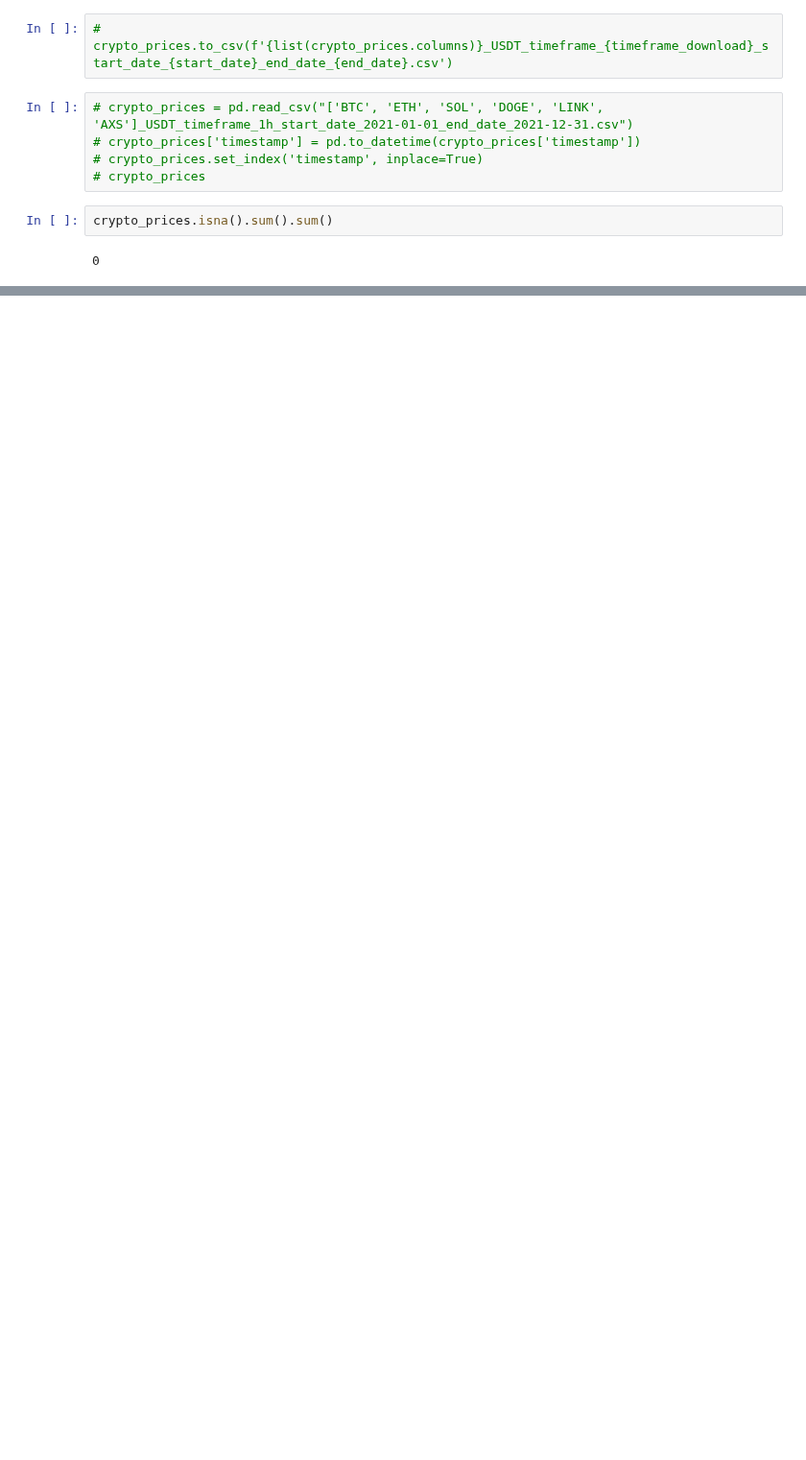
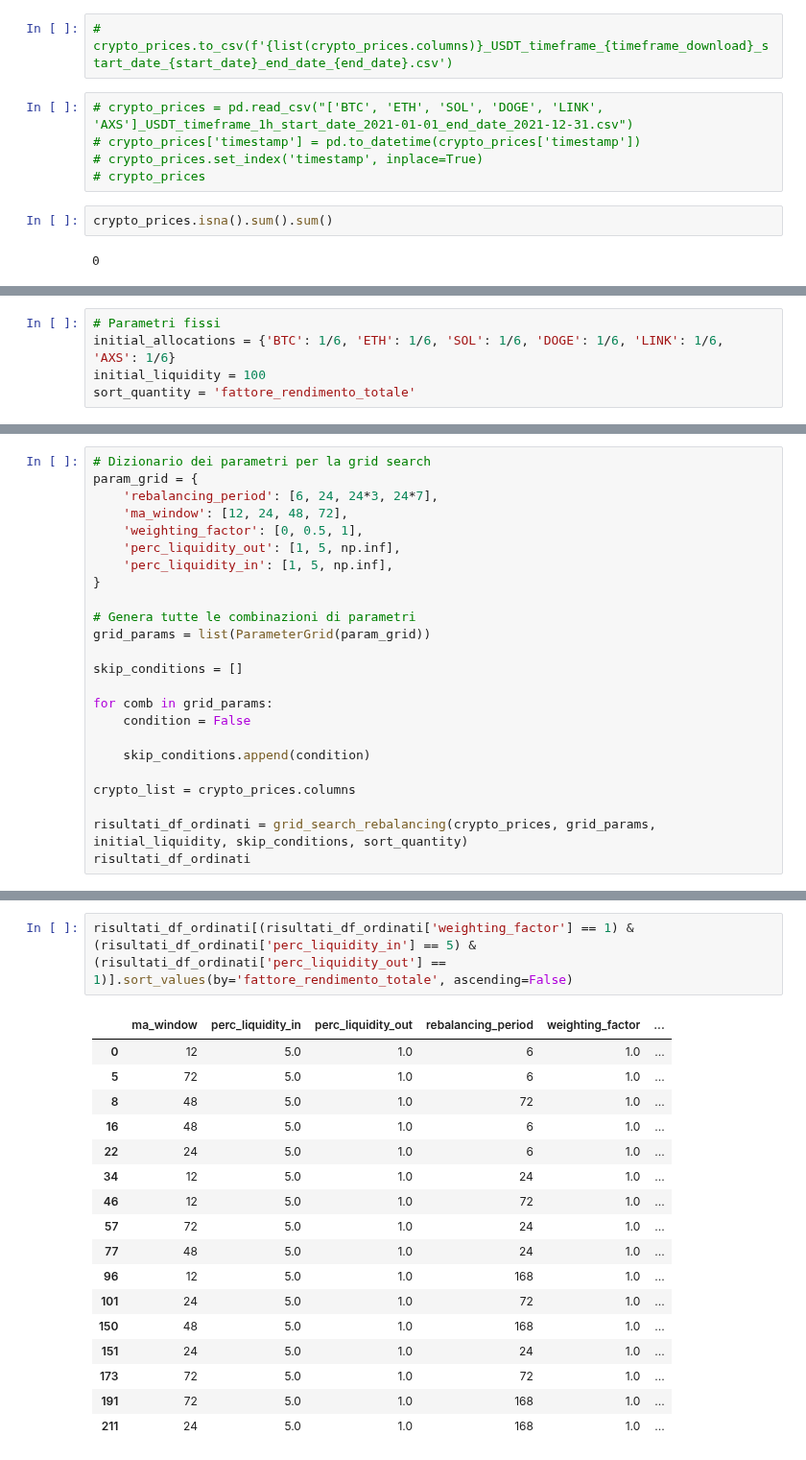
Before and after one commit to AleImbri/Crypto-strategies-simulations, a Jupyter notebook: Rotazione multi-asset con medie mobili.ipynb, the cells around one changed output, grey strips where cells are left out. Shown at 96% size. Drawn from its saved outputs; the diff is of its cells as text; blank space fills up the shorter version.

```diff
--- a/Rotazione multi-asset con medie mobili.ipynb
+++ b/Rotazione multi-asset con medie mobili.ipynb
@@ -617,0 +636,5 @@ mdp.calcola_principali_metriche(prices=df_results['average_price'], bitcoin_poss
+# %%
+# Parametri fissi
+initial_allocations = {'BTC': 1/6, 'ETH': 1/6, 'SOL': 1/6, 'DOGE': 1/6, 'LINK': 1/6, 'AXS': 1/6}
+initial_liquidity = 100
+sort_quantity = 'fattore_rendimento_totale'
@@ -617,0 +694,24 @@ mdp.calcola_principali_metriche(prices=df_results['average_price'], bitcoin_poss
+# %%
+# Dizionario dei parametri per la grid search
+param_grid = {
+    'rebalancing_period': [6, 24, 24*3, 24*7],
+    'ma_window': [12, 24, 48, 72],
+    'weighting_factor': [0, 0.5, 1],
+    'perc_liquidity_out': [1, 5, np.inf],
+    'perc_liquidity_in': [1, 5, np.inf],
+}
+
+# Genera tutte le combinazioni di parametri
+grid_params = list(ParameterGrid(param_grid))
+
+skip_conditions = []
+
+for comb in grid_params:
+    condition = False
+
+    skip_conditions.append(condition)
+
+crypto_list = crypto_prices.columns
+
+risultati_df_ordinati = grid_search_rebalancing(crypto_prices, grid_params, initial_liquidity, skip_conditions, sort_quantity)
+risultati_df_ordinati
@@ -617,0 +812,20 @@ mdp.calcola_principali_metriche(prices=df_results['average_price'], bitcoin_poss
+# %%
+risultati_df_ordinati[(risultati_df_ordinati['weighting_factor'] == 1) & (risultati_df_ordinati['perc_liquidity_in'] == 5) & (risultati_df_ordinati['perc_liquidity_out'] == 1)].sort_values(by='fattore_rendimento_totale', ascending=False)
+# %% [output]
+|  | ma_window | perc_liquidity_in | perc_liquidity_out | rebalancing_period | weighting_factor | ... |
+| 0 | 12 | 5.0 | 1.0 | 6 | 1.0 | ... |
+| 5 | 72 | 5.0 | 1.0 | 6 | 1.0 | ... |
+| 8 | 48 | 5.0 | 1.0 | 72 | 1.0 | ... |
+| 16 | 48 | 5.0 | 1.0 | 6 | 1.0 | ... |
+| 22 | 24 | 5.0 | 1.0 | 6 | 1.0 | ... |
+| 34 | 12 | 5.0 | 1.0 | 24 | 1.0 | ... |
+| 46 | 12 | 5.0 | 1.0 | 72 | 1.0 | ... |
+| 57 | 72 | 5.0 | 1.0 | 24 | 1.0 | ... |
+| 77 | 48 | 5.0 | 1.0 | 24 | 1.0 | ... |
+| 96 | 12 | 5.0 | 1.0 | 168 | 1.0 | ... |
+| 101 | 24 | 5.0 | 1.0 | 72 | 1.0 | ... |
+| 150 | 48 | 5.0 | 1.0 | 168 | 1.0 | ... |
+| 151 | 24 | 5.0 | 1.0 | 24 | 1.0 | ... |
+| 173 | 72 | 5.0 | 1.0 | 72 | 1.0 | ... |
+| 191 | 72 | 5.0 | 1.0 | 168 | 1.0 | ... |
+| 211 | 24 | 5.0 | 1.0 | 168 | 1.0 | ... |
```
Also changed, not shown: parts of 26 cells of this notebook.
